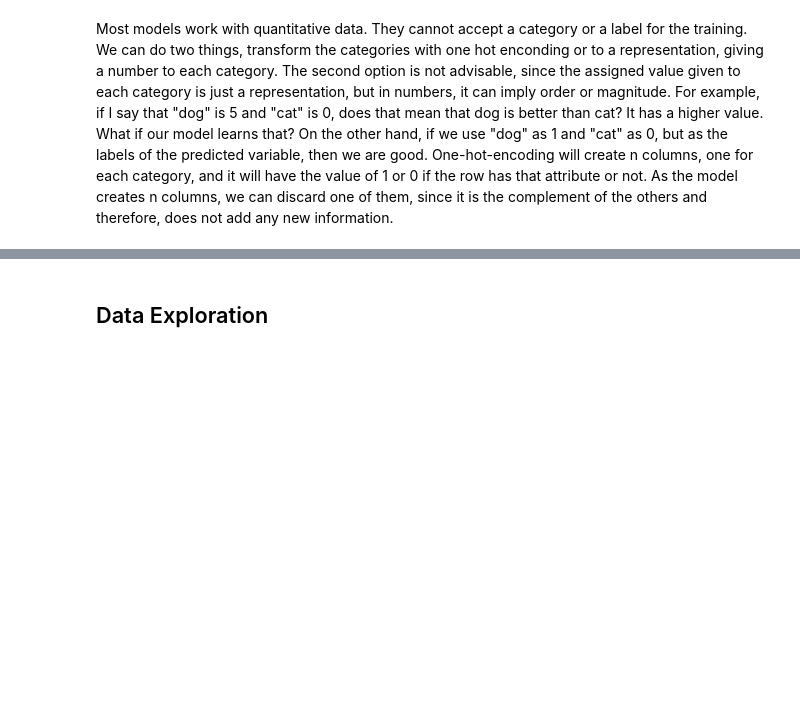
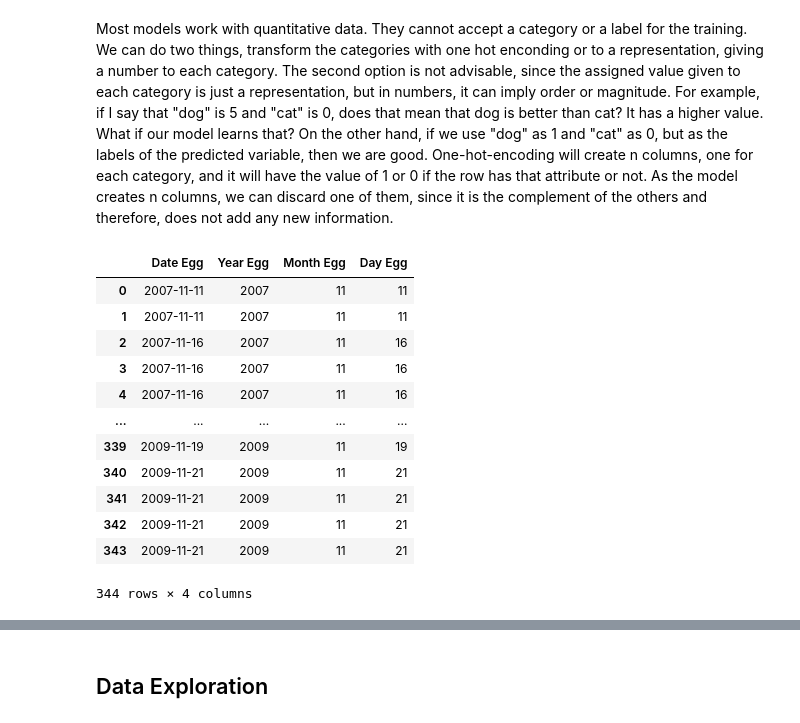
Before and after one commit to jcasarmiento/PS_Data_Science, a Jupyter notebook: Penguins/PenguinsEx.ipynb, the cells around one changed output, grey strips where cells are left out. Saved outputs shown, nothing was run; the diff lists cells and outputs as text; code cells hidden in the pictures; blank space fills up the shorter version.

```diff
--- a/Penguins/PenguinsEx.ipynb
+++ b/Penguins/PenguinsEx.ipynb
@@ -195,5 +196,23 @@ Most models work with quantitative data. They cannot accept a category or a labe
 One-hot-encoding will create n columns, one for each category, and it will have the value of 1 or 0 if the row has that attribute or not. As the model creates n columns, we can discard one of them, since it is the complement of the others and therefore, does not add any new information.
 # %%
 #TODO Get just the year from the date
+penguins_copy=penguins_raw.copy()
+# penguins_copy["Date Egg"]
+penguins_copy[["Year Egg","Month Egg","Day Egg"]]=penguins_copy["Date Egg"].str.split("-",expand=True)
+penguins_copy[["Date Egg","Year Egg","Month Egg","Day Egg"]]
+# %% [output]
+|  | Date Egg | Year Egg | Month Egg | Day Egg |
+| 0 | 2007-11-11 | 2007 | 11 | 11 |
+| 1 | 2007-11-11 | 2007 | 11 | 11 |
+| 2 | 2007-11-16 | 2007 | 11 | 16 |
+| 3 | 2007-11-16 | 2007 | 11 | 16 |
+| 4 | 2007-11-16 | 2007 | 11 | 16 |
+| ... | ... | ... | ... | ... |
+| 339 | 2009-11-19 | 2009 | 11 | 19 |
+| 340 | 2009-11-21 | 2009 | 11 | 21 |
+| 341 | 2009-11-21 | 2009 | 11 | 21 |
+| 342 | 2009-11-21 | 2009 | 11 | 21 |
+| 343 | 2009-11-21 | 2009 | 11 | 21 |
+344 rows × 4 columns
 # %%
 #TODO We have 17 columns on the data set. Eliminate the columns that do not add any relevant information.
```
Also changed, not shown: parts of 13 cells of this notebook.
